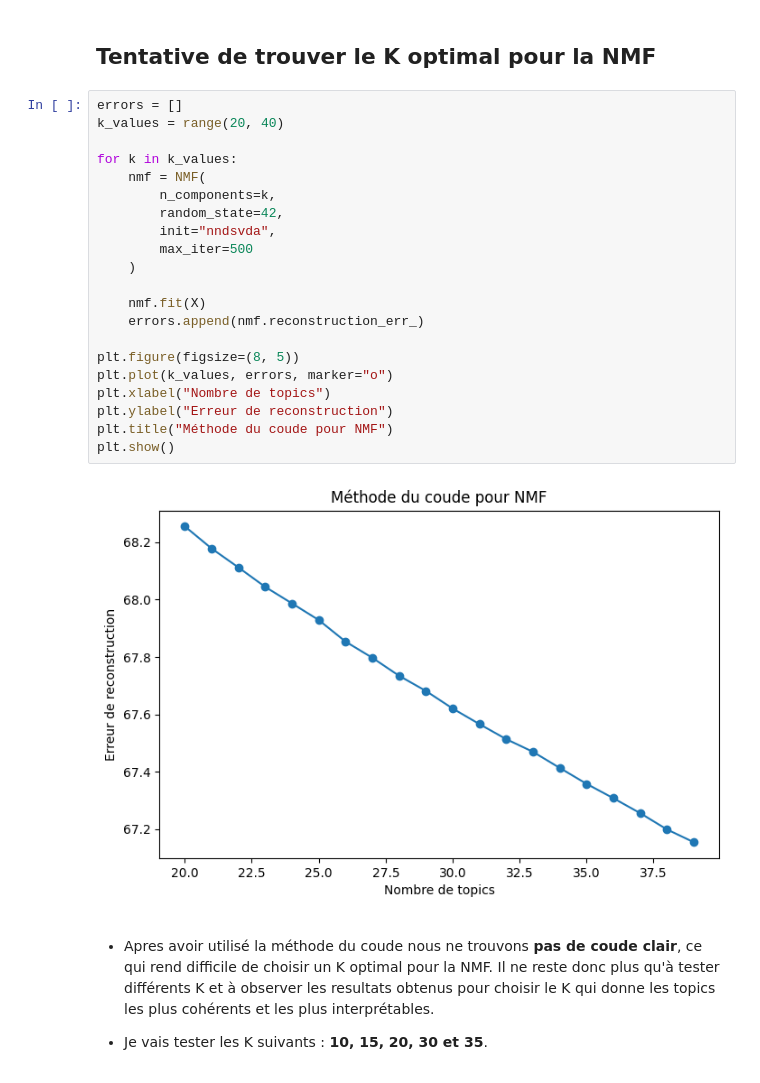
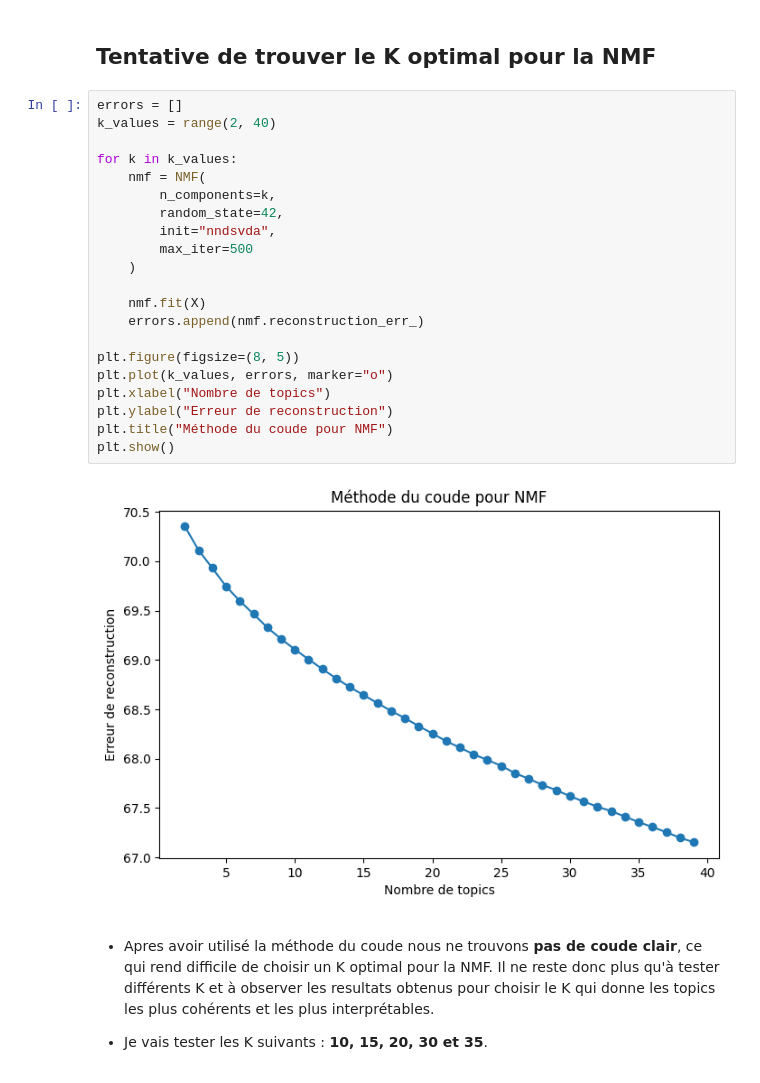
Before and after one commit to MorganRichard25/analyse_topic_zola, a Jupyter notebook: notebooks/2_nmf_topics_phrases.ipynb, the cells around one changed output. Cells and saved outputs as stored; diff of their text form.

```diff
--- a/notebooks/2_nmf_topics_phrases.ipynb
+++ b/notebooks/2_nmf_topics_phrases.ipynb
@@ -39,27 +39,27 @@ Il y a un choix qui a été fait pour faire la vectorisation à partir des segme
 ## **Tentative de trouver le K optimal pour la NMF**
 # %%
 errors = []
-k_values = range(20, 40)
+k_values = range(2, 40)
 
 for k in k_values:
     nmf = NMF(
         n_components=k,
         random_state=42,
         init="nndsvda",
         max_iter=500
     )
 
     nmf.fit(X)
     errors.append(nmf.reconstruction_err_)
 
 plt.figure(figsize=(8, 5))
 plt.plot(k_values, errors, marker="o")
 plt.xlabel("Nombre de topics")
 plt.ylabel("Erreur de reconstruction")
 plt.title("Méthode du coude pour NMF")
 plt.show()
 # %% [output]
-[figure, old version]
+[figure, new version]
 # %% [markdown]
 - Apres avoir utilisé la méthode du coude nous ne trouvons **pas de coude clair**, ce qui rend difficile de choisir un K optimal pour la NMF. Il ne reste donc plus qu'à tester différents K et à observer les resultats obtenus pour choisir le K qui donne les topics les plus cohérents et les plus interprétables.
 
```
Also changed, not shown: parts of 3 cells of this notebook, 5 other files.
